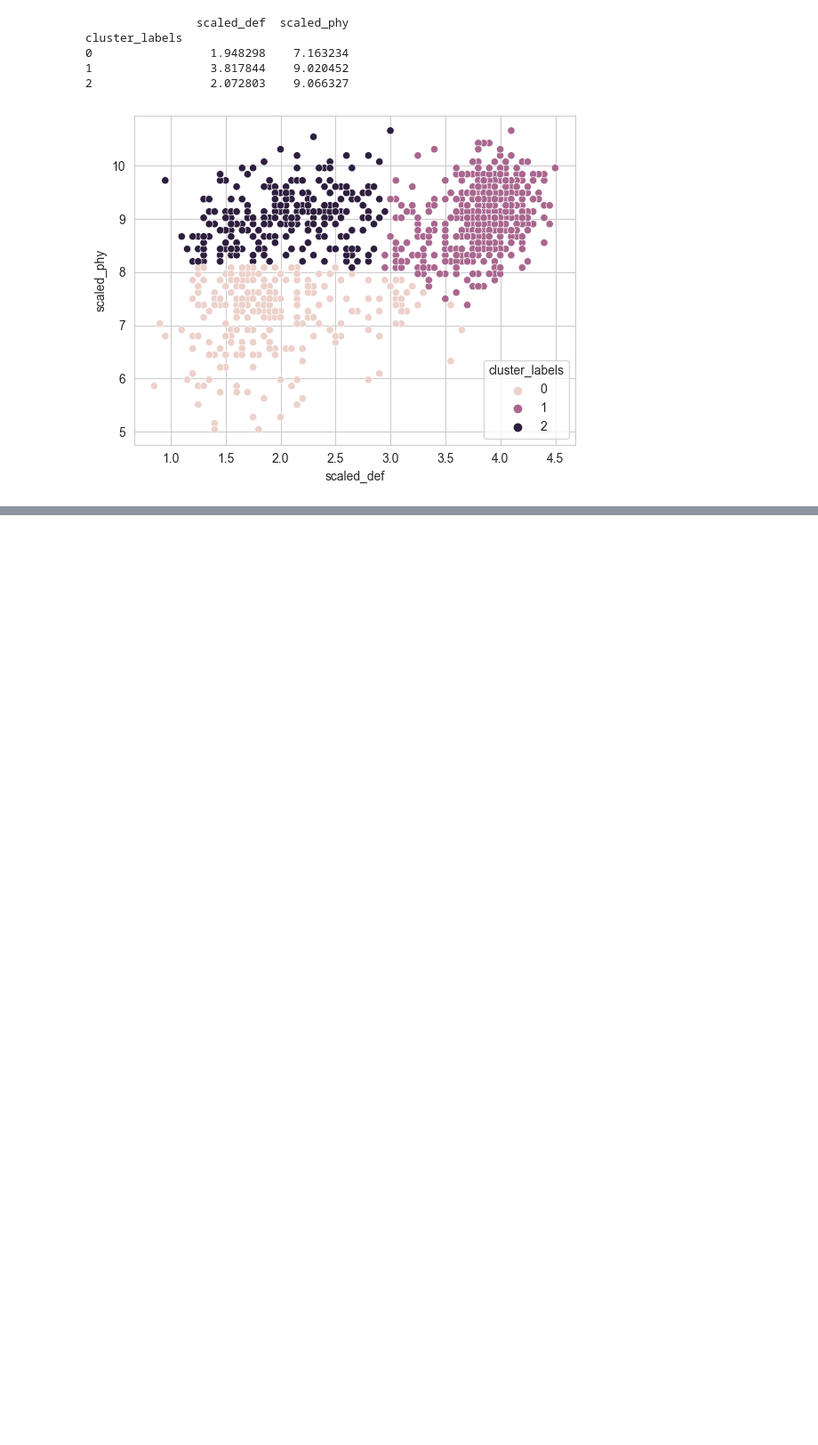
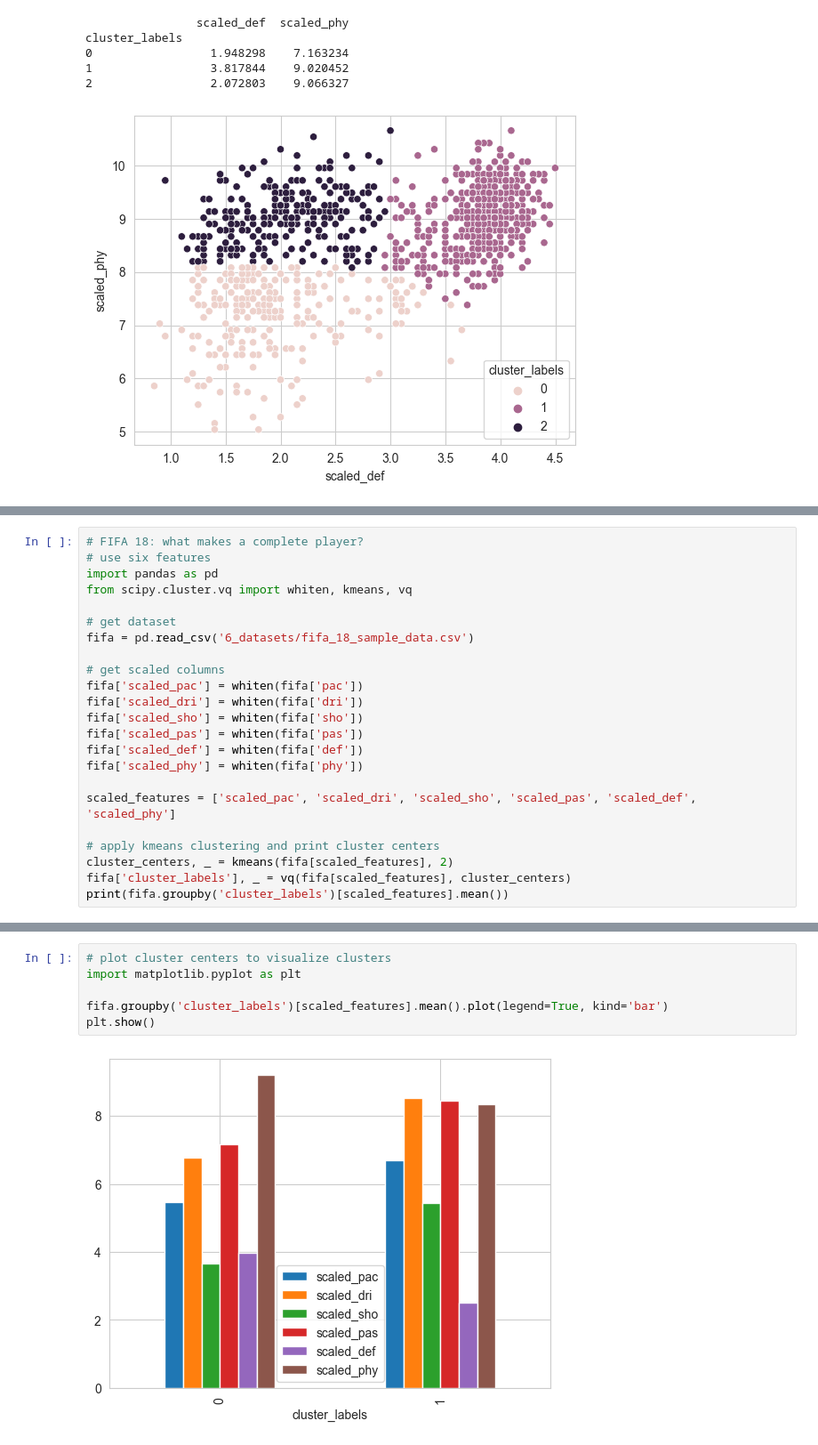
Before and after one commit to GuoweiYang19891101/datacamp_machine_learning_scientist_python, a Jupyter notebook: 6_cluster_analysis.ipynb, the cells around one changed output, grey strips where cells are left out. Shown at 89% size. Cells and saved outputs as stored; diff of their text form; blank space fills up the shorter version.

```diff
--- a/6_cluster_analysis.ipynb
+++ b/6_cluster_analysis.ipynb
@@ -881,0 +1091,23 @@ cluster_labels
+# %%
+# FIFA 18: what makes a complete player?
+# use six features
+import pandas as pd
+from scipy.cluster.vq import whiten, kmeans, vq
+
+# get dataset
+fifa = pd.read_csv('6_datasets/fifa_18_sample_data.csv')
+
+# get scaled columns
+fifa['scaled_pac'] = whiten(fifa['pac'])
+fifa['scaled_dri'] = whiten(fifa['dri'])
+fifa['scaled_sho'] = whiten(fifa['sho'])
+fifa['scaled_pas'] = whiten(fifa['pas'])
+fifa['scaled_def'] = whiten(fifa['def'])
+fifa['scaled_phy'] = whiten(fifa['phy'])
+
+scaled_features = ['scaled_pac', 'scaled_dri', 'scaled_sho', 'scaled_pas', 'scaled_def', 'scaled_phy']
+
+# apply kmeans clustering and print cluster centers
+cluster_centers, _ = kmeans(fifa[scaled_features], 2)
+fifa['cluster_labels'], _ = vq(fifa[scaled_features], cluster_centers)
+print(fifa.groupby('cluster_labels')[scaled_features].mean())
@@ -881,0 +1124,8 @@ cluster_labels
+# %%
+# plot cluster centers to visualize clusters
+import matplotlib.pyplot as plt
+
+fifa.groupby('cluster_labels')[scaled_features].mean().plot(legend=True, kind='bar')
+plt.show()
+# %% [output]
+[figure, added]
```
Also changed, not shown: parts of 19 cells of this notebook, 1 other file.
